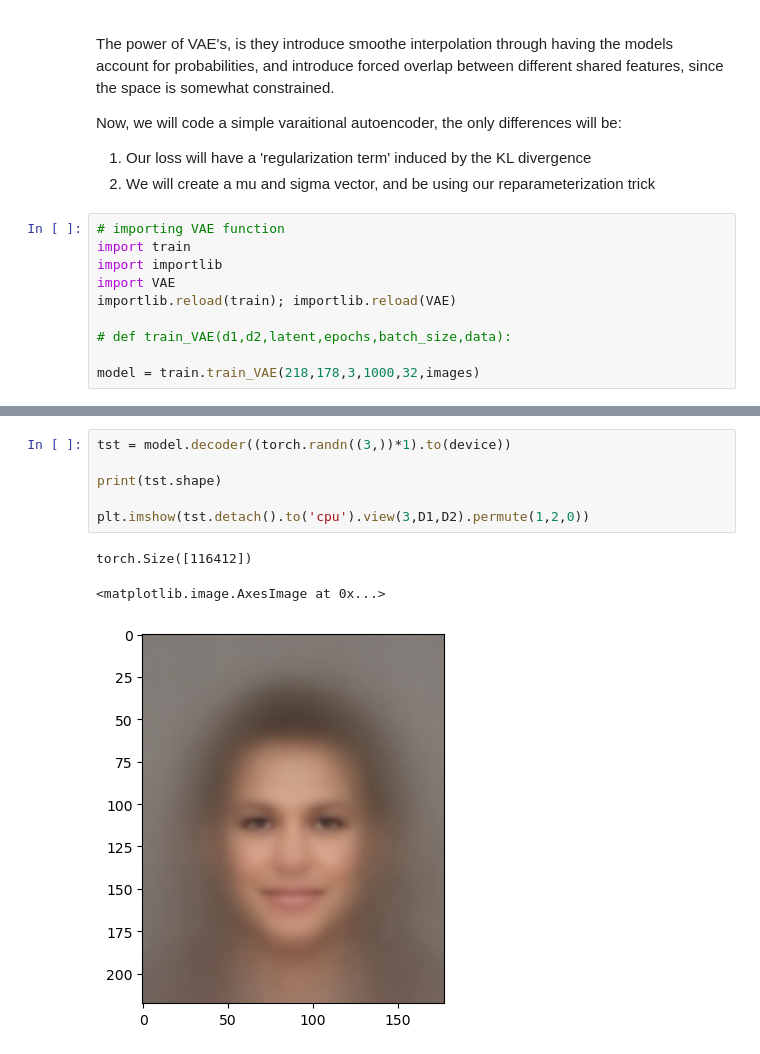
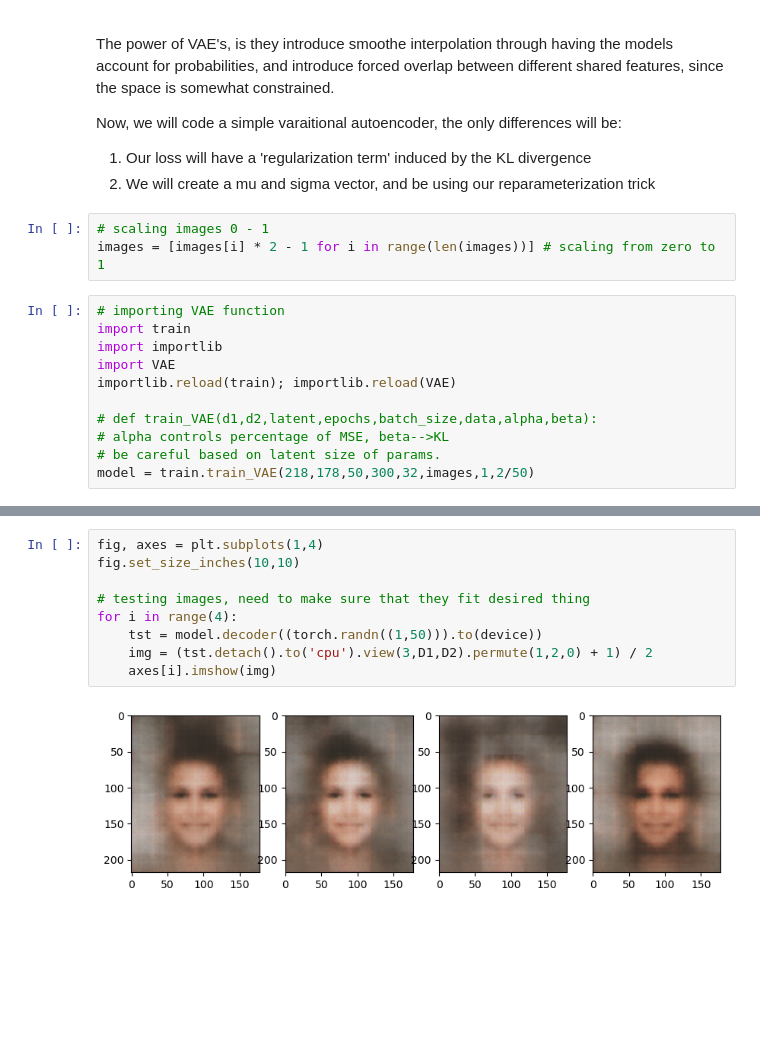
Before and after one commit to chuckles201/Image-Video_NN, a Jupyter notebook: Models/VAE/CELEBA.ipynb, the cells around one changed output, grey strips where cells are left out. Saved outputs shown, nothing was run; the diff lists cells and outputs as text; blank space fills up the shorter version.

```diff
--- a/Models/VAE/CELEBA.ipynb
+++ b/Models/VAE/CELEBA.ipynb
@@ -176,6 +174,9 @@ Now, we will code a simple varaitional autoencoder, the only differences will be
 
 1. Our loss will have a 'regularization term' induced by the KL divergence
 2. We will create a mu and sigma vector, and be using our reparameterization trick
+# %%
+# scaling images 0 - 1
+images = [images[i] * 2 - 1 for i in range(len(images))] # scaling from zero to 1
 # %%
 # importing VAE function
 import train
@@ -183,7 +184,8 @@ import importlib
 import VAE
 importlib.reload(train); importlib.reload(VAE)
 
-# def train_VAE(d1,d2,latent,epochs,batch_size,data):
-
-model = train.train_VAE(218,178,3,1000,32,images)
+# def train_VAE(d1,d2,latent,epochs,batch_size,data,alpha,beta):
+# alpha controls percentage of MSE, beta-->KL
+# be careful based on latent size of params.
+model = train.train_VAE(218,178,50,300,32,images,1,2/50)
 # %% [output]
@@ -210,10 +204,11 @@ Epoch 950, loss: 0.08154308795928955
 # %%
-tst = model.decoder((torch.randn((3,))*1).to(device))
+fig, axes = plt.subplots(1,4)
+fig.set_size_inches(10,10)
 
-print(tst.shape)
-
-plt.imshow(tst.detach().to('cpu').view(3,D1,D2).permute(1,2,0))
+# testing images, need to make sure that they fit desired thing
+for i in range(4):
+    tst = model.decoder((torch.randn((1,50))).to(device))
+    img = (tst.detach().to('cpu').view(3,D1,D2).permute(1,2,0) + 1) / 2
+    axes[i].imshow(img)
 # %% [output]
-torch.Size([116412])
-<matplotlib.image.AxesImage at 0x...>
-[figure, old version]
+[figure, new version]
```
Also changed, not shown: parts of 8 cells of this notebook, 10 other files.
